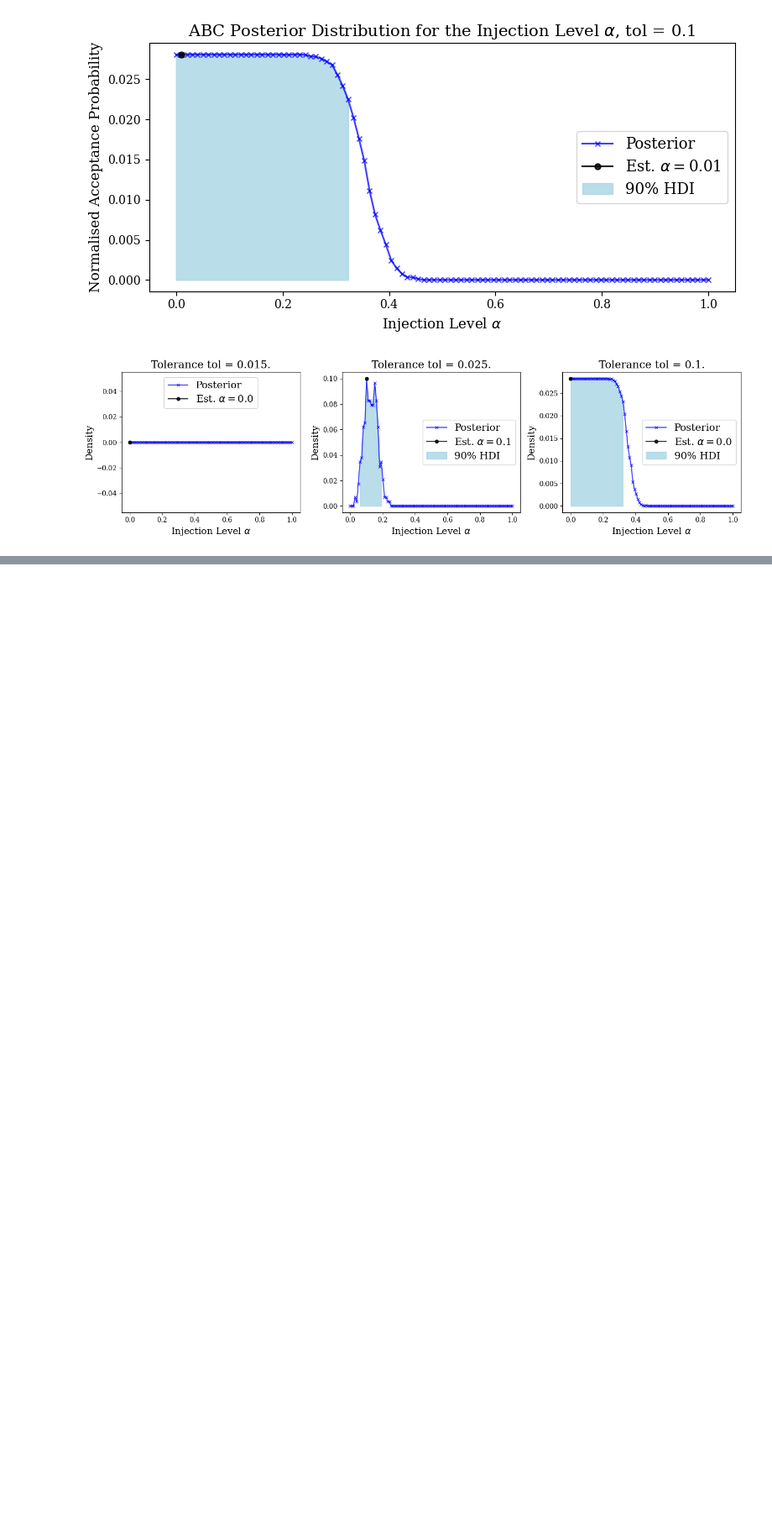
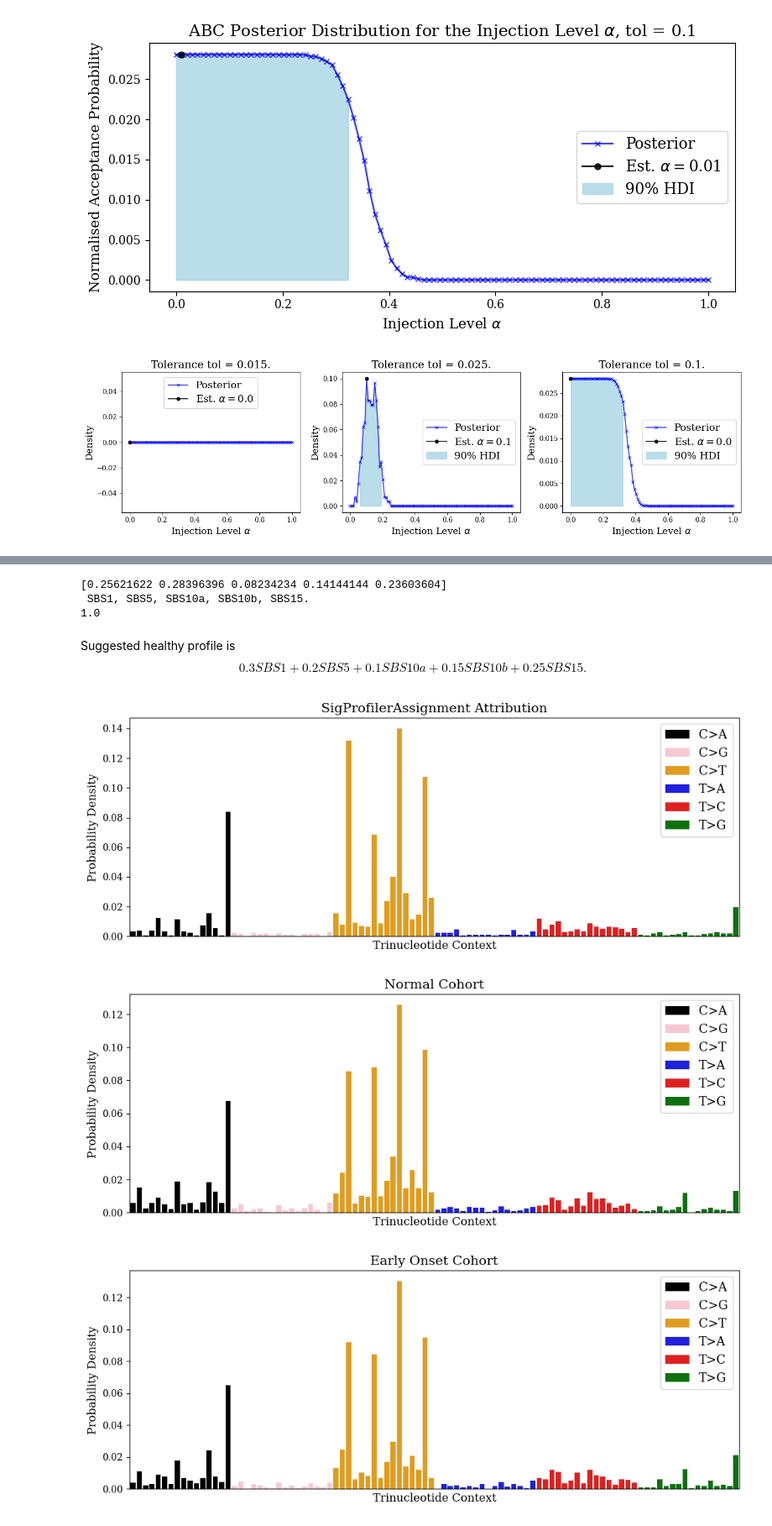
Before and after one commit to fredwdickinson/rscam-g6, a Jupyter notebook: Notebooks/abc_alpha/abc_analysis.ipynb, the cells around one changed output, grey strips where cells are left out. Shown at 84% size. Cells and saved outputs as stored; diff of their text form; code cells hidden in the pictures; blank space fills up the shorter version.

```diff
--- a/Notebooks/abc_alpha/abc_analysis.ipynb
+++ b/Notebooks/abc_alpha/abc_analysis.ipynb
@@ -467,0 +679,48 @@ plt.show()
+# %%
+counts = np.array([1422, 1576, 457, 785, 1310])
+print(counts / np.sum(counts), "\n", "SBS1, SBS5, SBS10a, SBS10b, SBS15.")
+print(0.25 + 0.30 + 0.08 + 0.14 + 0.23) # suggested weights? Taken these to twodp, with the extra 2% being attributed
+# to SBS5 because we know what that is.
+# %% [output]
+[0.25621622 0.28396396 0.08234234 0.14144144 0.23603604]
+ SBS1, SBS5, SBS10a, SBS10b, SBS15.
+1.0
+# %%
+# Already have SBS1 and SBS5 in the data - need 10a, 10b, and 15.
+sbs10a_path = os.path.abspath("../../data/COSMIC96_sigs/SBS10a_PROFILE.txt")
+sbs10b_path = os.path.abspath("../../data/COSMIC96_sigs/SBS10b_PROFILE.txt")
+sbs15_path = os.path.abspath("../../data/COSMIC96_sigs/SBS15_PROFILE.txt")
+
+sbs10a_df = pd.read_csv(sbs10a_path, sep = "\t")
+sbs10b_df = pd.read_csv(sbs10b_path, sep = "\t")
+sbs15_df = pd.read_csv(sbs15_path, sep = "\t")
+
+# These are in the default COSMIC96 order: change to ours
+sbs10a_df_sorted = helpers.reorder_contexts(sbs10a_df, context_col = "Unnamed: 0", ordered_contexts = our_order)
+sbs10b_df_sorted = helpers.reorder_contexts(sbs10b_df, context_col = "Unnamed: 0", ordered_contexts = our_order)
+sbs15_df_sorted = helpers.reorder_contexts(sbs15_df, context_col = "Unnamed: 0", ordered_contexts = our_order)
+
+assert np.isclose(1 - np.sum(sbs10a_df_sorted["SBS10a_GRCh37"]), 1e-8)
+
+clean_sig_df["SBS10a"] = sbs10a_df_sorted["SBS10a_GRCh37"]
+clean_sig_df["SBS10b"] = sbs10b_df_sorted["SBS10b_GRCh37"]
+clean_sig_df["SBS15"] = sbs15_df_sorted["SBS15_GRCh37"]
+# %% [markdown]
+Suggested healthy profile is
+$$
+0.3SBS1 + 0.2SBS5 + 0.1SBS10a + 0.15SBS10b + 0.25SBS15.
+$$
+# %%
+# Check what SigProfilerAssignment matches what we have, roughly.
+plt.close("all")
+clean_sig_df["New-Normal"] = 0.3*clean_sig_df["SBS1"] + 0.2*clean_sig_df["SBS5"] + 0.1*clean_sig_df["SBS10a"] + 0.15*clean_sig_df["SBS10b"] + 0.25*clean_sig_df["SBS15"]
+assert np.isclose(1 - np.sum(clean_sig_df["New-Normal"]), 1e-8)
+
+new_normal_weights = clean_sig_df["New-Normal"]
+synthetic_data.plot_signature(contexts, mutations, profile = new_normal_weights, title = "SigProfilerAssignment Attribution")
+synthetic_data.plot_signature(contexts, mutations, profile = normal_weights, title = "Normal Cohort")
+synthetic_data.plot_signature(contexts, mutations, profile = early_weights, title = "Early Onset Cohort")
+# %% [output]
+[figure, added]
+[figure, added]
+[figure, added]
```
Also changed, not shown: parts of 31 cells of this notebook, 27 other files.
